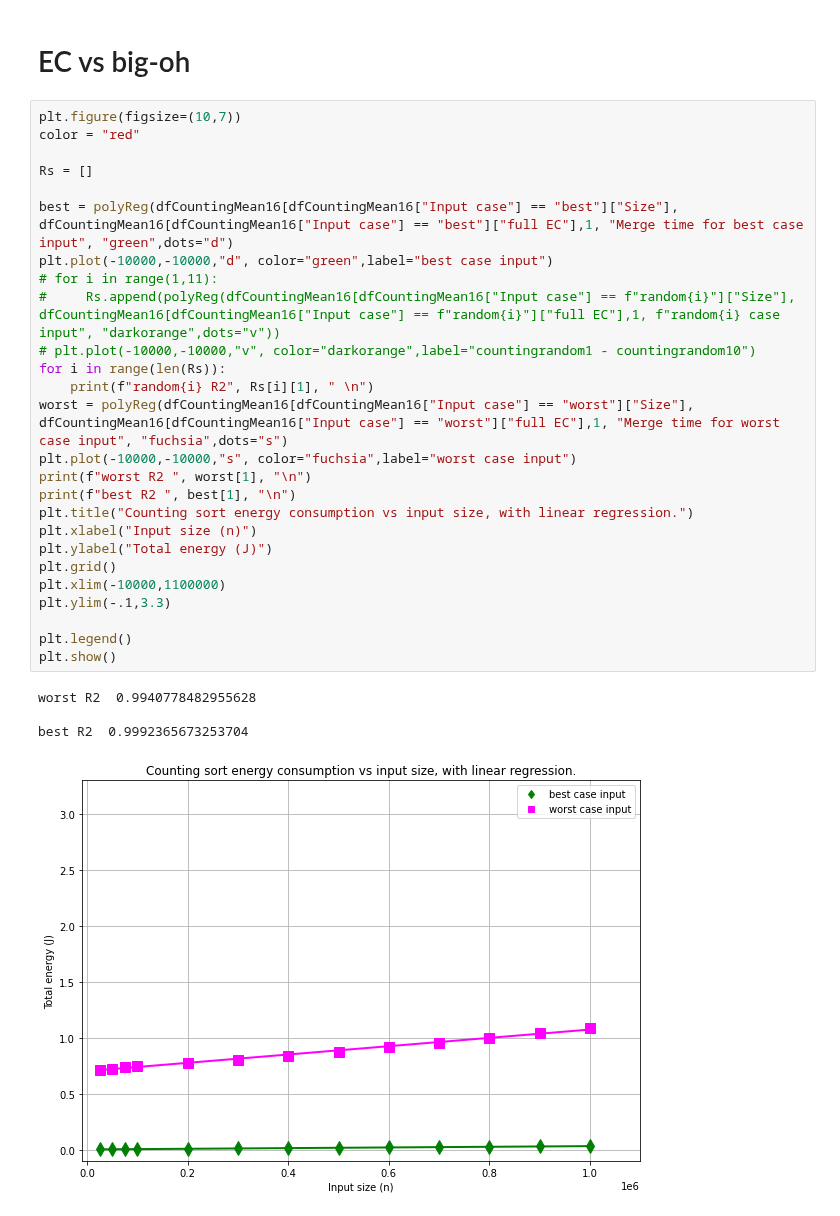
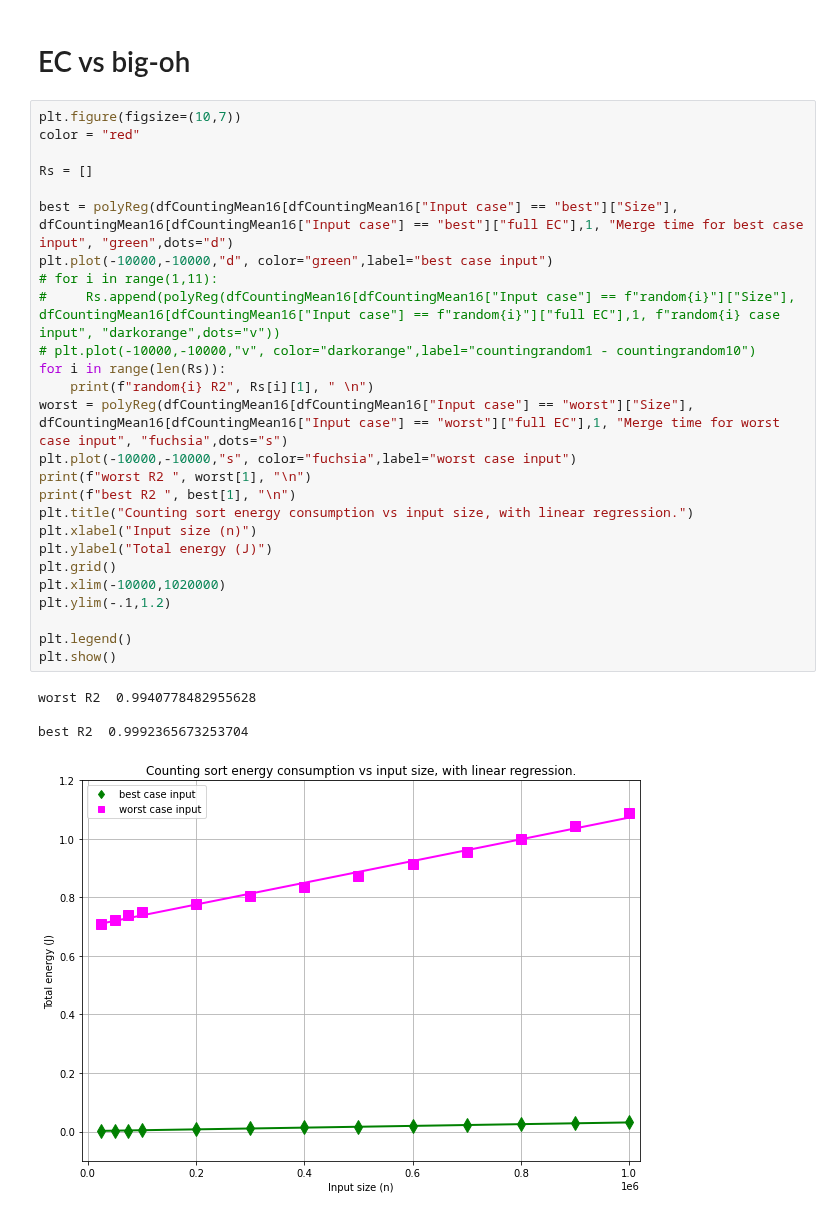
Before and after one commit to hrallil/RAPL_measurements, a Jupyter notebook: Java/FinalResults/FinalAnalysis/CountingMajaTest.ipynb, the cells around one changed output. Cells and saved outputs as stored; diff of their text form.

```diff
--- a/Java/FinalResults/FinalAnalysis/CountingMajaTest.ipynb
+++ b/Java/FinalResults/FinalAnalysis/CountingMajaTest.ipynb
@@ -413,34 +428,34 @@ best R2  0.9989950938306992
 # %%
 plt.figure(figsize=(10,7))
 color = "red"
 
 Rs = []
 
 best = polyReg(dfCountingMean16[dfCountingMean16["Input case"] == "best"]["Size"], dfCountingMean16[dfCountingMean16["Input case"] == "best"]["full EC"],1, "Merge time for best case input", "green",dots="d")
 plt.plot(-10000,-10000,"d", color="green",label="best case input")
 # for i in range(1,11):
 #     Rs.append(polyReg(dfCountingMean16[dfCountingMean16["Input case"] == f"random{i}"]["Size"], dfCountingMean16[dfCountingMean16["Input case"] == f"random{i}"]["full EC"],1, f"random{i} case input", "darkorange",dots="v"))
 # plt.plot(-10000,-10000,"v", color="darkorange",label="countingrandom1 - countingrandom10")
 for i in range(len(Rs)):
     print(f"random{i} R2", Rs[i][1], " \n")
 worst = polyReg(dfCountingMean16[dfCountingMean16["Input case"] == "worst"]["Size"], dfCountingMean16[dfCountingMean16["Input case"] == "worst"]["full EC"],1, "Merge time for worst case input", "fuchsia",dots="s")
 plt.plot(-10000,-10000,"s", color="fuchsia",label="worst case input")
 print(f"worst R2 ", worst[1], "\n")
 print(f"best R2 ", best[1], "\n")
 plt.title("Counting sort energy consumption vs input size, with linear regression.")
 plt.xlabel("Input size (n)")
 plt.ylabel("Total energy (J)")
 plt.grid()
-plt.xlim(-10000,1100000)
-plt.ylim(-.1,3.3)
+plt.xlim(-10000,1020000)
+plt.ylim(-.1,1.2)
 
 plt.legend()
 plt.show()
 # %% [output]
 worst R2  0.9940778482955628
 
 best R2  0.9992365673253704
-[figure, old version]
+[figure, new version]
 # %%
 plt.figure(figsize=(10,7))
 color = "red"
```
Also changed, not shown: parts of 8 cells of this notebook.
